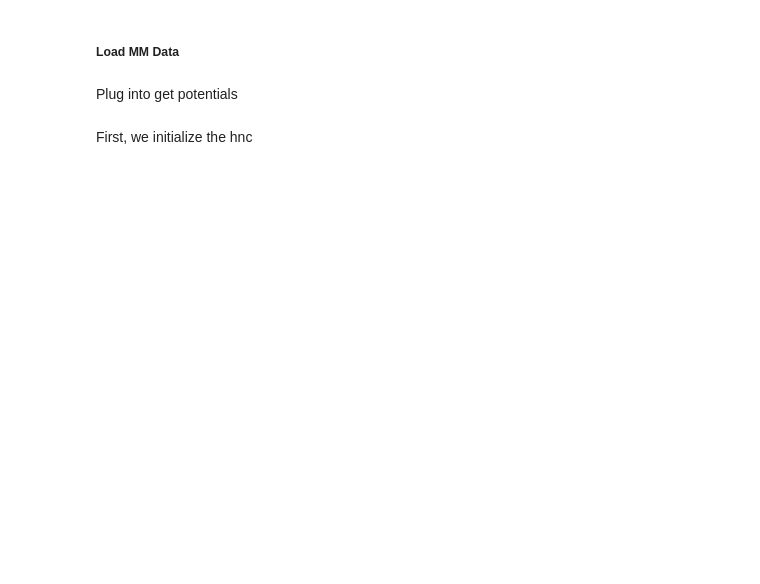
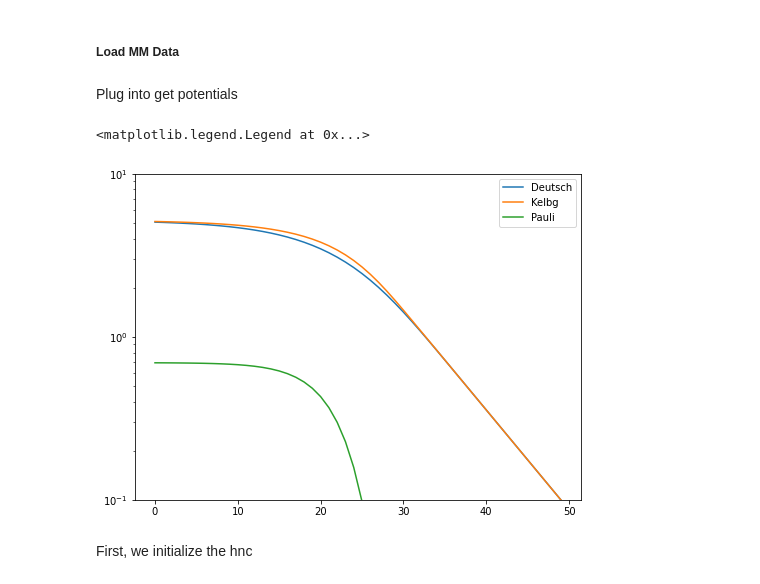
Before and after one commit to ZachAJohnson/hnc, a Jupyter notebook: QSP_HNC.ipynb, the cells around one changed output. Cells and saved outputs as stored; diff of their text form; code cells hidden in the pictures; blank space fills up the shorter version.

```diff
--- a/QSP_HNC.ipynb
+++ b/QSP_HNC.ipynb
@@ -75,33 +79,46 @@ Plug into get potentials
 # %%
 from scipy.special import erfc
 
 # Build Components for QSP's
 
 def βv_Deutsch(Γ, r):
-    return Γ/r*  np.exp(-2*π*r/Λe_star)
+    return Γ/r* ( 1 -  np.exp(-np.sqrt(2)*π*r/Λe_star) )
 
 # Kelbg looks really weird??
 def βv_Kelbg(Γ,r):
     return Γ/r*( 1 - np.exp(-2*π*r**2/Λe_star**2)+ np.sqrt(2)*π*r/Λe_star*erfc(np.sqrt(2*π)*r/Λe_star))
 
 def βv_Pauli(r):
     return  np.log(2) * np.exp(-4*π* r**2 /( Λe_star**2))
 
 
 ######### Build Actual QSP's
 
 def βvee(r):
     return βv_Kelbg(Γee,r) + βv_Pauli(r)
 
 def βvei(r):
     return βv_Kelbg(Γei,r)
 
 # def βvei_atomic(r):
 #     r_c = 3/5 #3/5 r_s in linear n_b(r) model
 #     return np.heaviside(r - r_c,0.5) * βvei(r)
 
 def βvii(r):
     return Γii/r
+
+fig, ax = plt.subplots(figsize=(8,6),facecolor='w')
+
+xs = np.geomspace(1e-2,10)
+ax.plot(βv_Deutsch(1,xs),label='Deutsch')
+ax.plot(βv_Kelbg(1,xs),label='Kelbg')
+ax.plot(βv_Pauli(xs),label='Pauli')
+ax.set_yscale('log')
+ax.set_ylim(1e-1,1e1)
+ax.legend()
+# %% [output]
+<matplotlib.legend.Legend at 0x...>
+[figure, added]
 # %% [markdown]
 First, we initialize the hnc
 # %%
```
Also changed, not shown: parts of 6 cells of this notebook, 2 other files.
